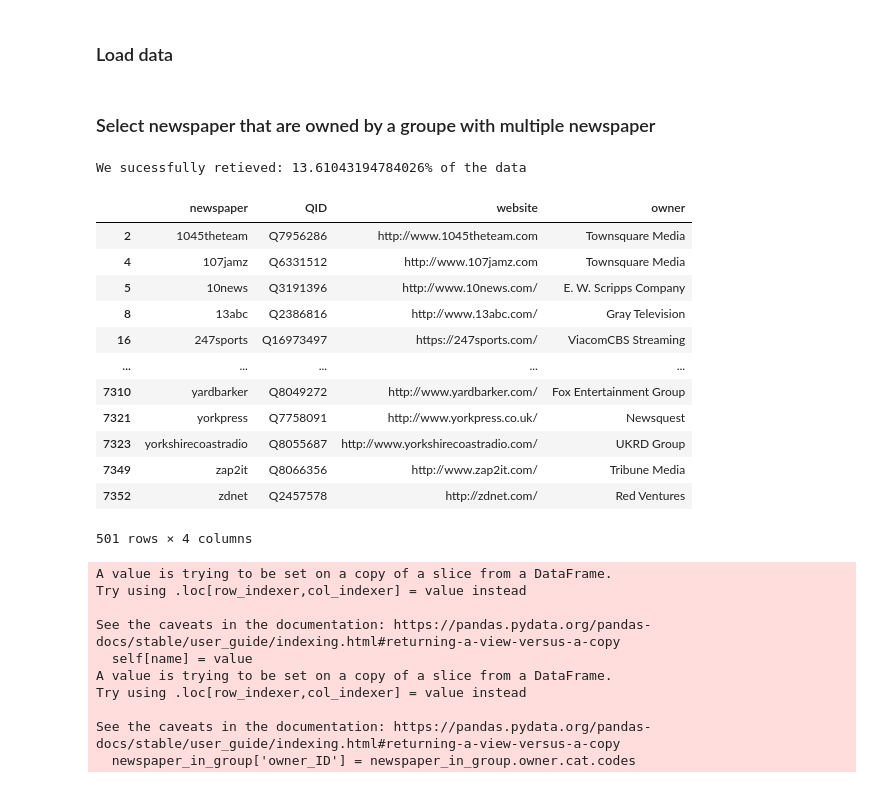
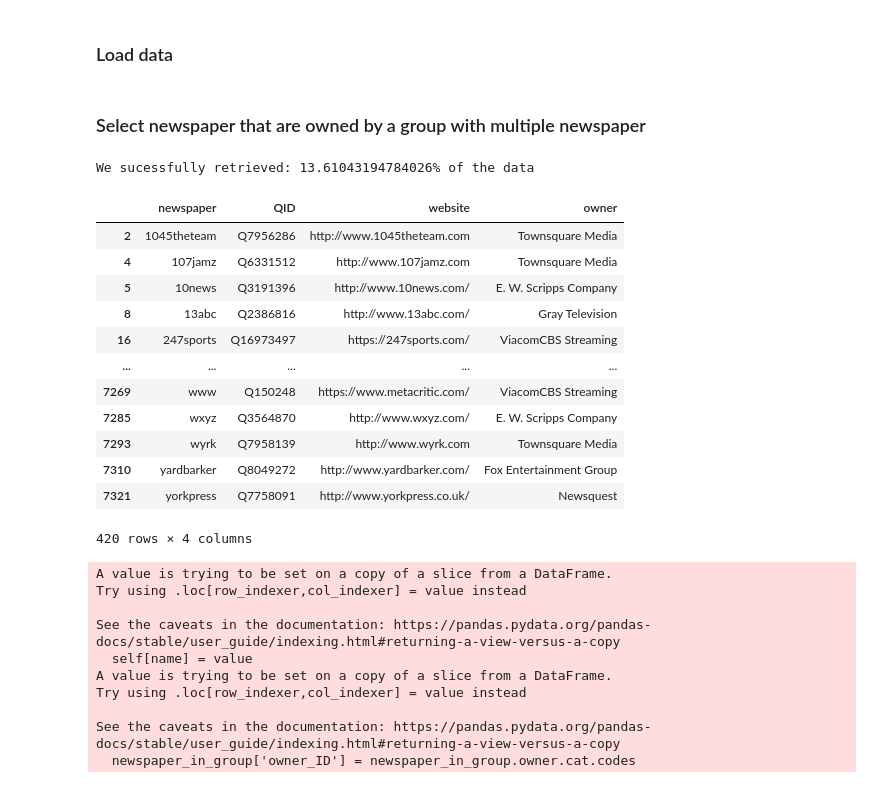
Before and after one commit to epfl-ada/ada-2021-project-mahj, a Jupyter notebook: PCA2D.ipynb, the cells around one changed output. Drawn from its saved outputs; the diff is of its cells as text; code cells hidden in the pictures.

```diff
--- a/PCA2D.ipynb
+++ b/PCA2D.ipynb
@@ -23,35 +24,36 @@ with open(PICKLE_INDEX_TO_NEWSPAPER, 'rb') as handle:
 
 newspaper_owner = pd.read_csv(FILE_NEWSPAPER_OWNER)
 # %% [markdown]
-### Select newspaper that are owned by a groupe with multiple newspaper
+### Select newspaper that are owned by a group with multiple newspaper
 # %%
+MIN_NEWSPAPER_COUNT = 3
 
 newspaper_with_owner = newspaper_owner[~newspaper_owner["owner"].isnull()]
 
-print(f'We sucessfully retieved: {len(newspaper_with_owner) / len(newspaper_owner) * 100}% of the data')
+print(f'We sucessfully retrieved: {len(newspaper_with_owner) / len(newspaper_owner) * 100}% of the data')
 
 num_np_by_owner = newspaper_with_owner.groupby("owner").count()["newspaper"]
 
-group_owner = set(num_np_by_owner[num_np_by_owner > 2].index)
+group_owner = set(num_np_by_owner[num_np_by_owner > MIN_NEWSPAPER_COUNT].index)
 
 newspaper_in_group = newspaper_with_owner[newspaper_with_owner["owner"].isin(group_owner)]
 
 newspaper_in_group
 # %% [output]
-We sucessfully retieved: 13.61043194784026% of the data
+We sucessfully retrieved: 13.61043194784026% of the data
 |  | newspaper | QID | website | owner |
 | 2 | 1045theteam | Q7956286 | http://www.1045theteam.com | Townsquare Media |
 | 4 | 107jamz | Q6331512 | http://www.107jamz.com | Townsquare Media |
 | 5 | 10news | Q3191396 | http://www.10news.com/ | E. W. Scripps Company |
 | 8 | 13abc | Q2386816 | http://www.13abc.com/ | Gray Television |
 | 16 | 247sports | Q16973497 | https://247sports.com/ | ViacomCBS Streaming |
 | ... | ... | ... | ... | ... |
+| 7269 | www | Q150248 | https://www.metacritic.com/ | ViacomCBS Streaming |
+| 7285 | wxyz | Q3564870 | http://www.wxyz.com/ | E. W. Scripps Company |
+| 7293 | wyrk | Q7958139 | http://www.wyrk.com | Townsquare Media |
 | 7310 | yardbarker | Q8049272 | http://www.yardbarker.com/ | Fox Entertainment Group |
 | 7321 | yorkpress | Q7758091 | http://www.yorkpress.co.uk/ | Newsquest |
-| 7323 | yorkshirecoastradio | Q8055687 | http://www.yorkshirecoastradio.com/ | UKRD Group |
-| 7349 | zap2it | Q8066356 | http://www.zap2it.com/ | Tribune Media |
-| 7352 | zdnet | Q2457578 | http://zdnet.com/ | Red Ventures |
-501 rows × 4 columns
+420 rows × 4 columns
 # %%
 newspaper_in_group.owner = pd.Categorical(newspaper_in_group.owner)
 newspaper_in_group['owner_ID'] = newspaper_in_group.owner.cat.codes
```
Also changed, not shown: parts of 11 cells of this notebook, 2 other files.
